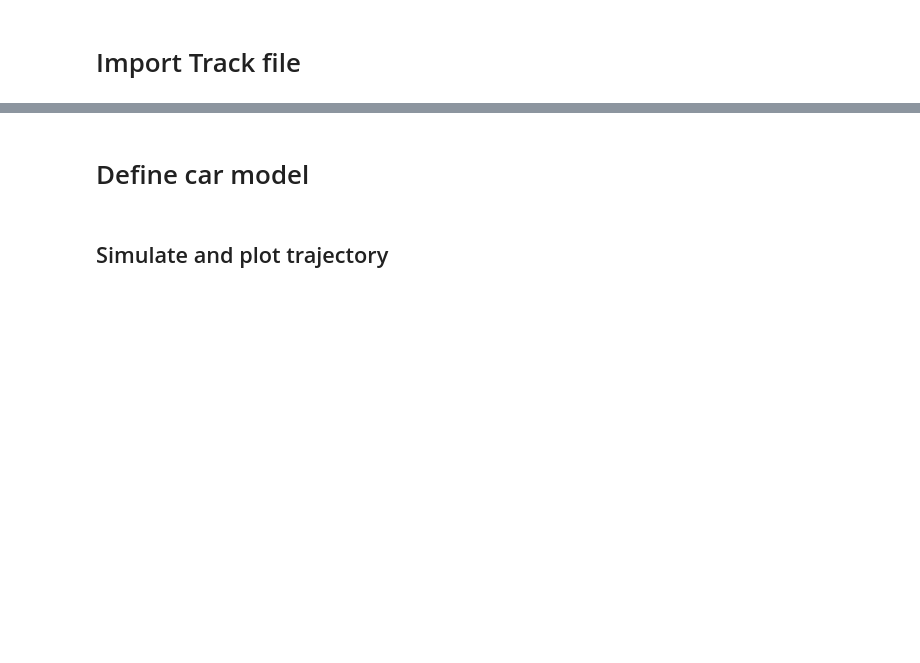
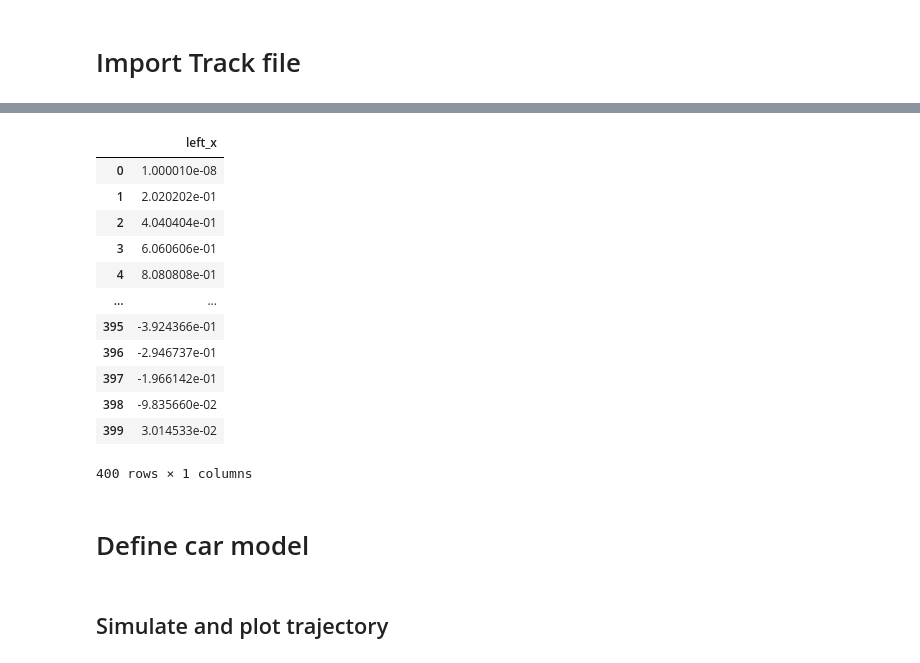
Before and after one commit to joseluisvaz/robotics-python, a Jupyter notebook: notebooks/Pure Pursuit Demo.ipynb, the cells around one changed output, grey strips where cells are left out. Cells and saved outputs as stored; diff of their text form; code cells hidden in the pictures; blank space fills up the shorter version.

```diff
--- a/notebooks/Pure Pursuit Demo.ipynb
+++ b/notebooks/Pure Pursuit Demo.ipynb
@@ -48,3 +57,19 @@ plt.plot(*polygon.T)
+# %%
+df
+# %% [output]
+|  | left_x |
+| 0 | 1.000010e-08 |
+| 1 | 2.020202e-01 |
+| 2 | 4.040404e-01 |
+| 3 | 6.060606e-01 |
+| 4 | 8.080808e-01 |
+| ... | ... |
+| 395 | -3.924366e-01 |
+| 396 | -2.946737e-01 |
+| 397 | -1.966142e-01 |
+| 398 | -9.835660e-02 |
+| 399 | 3.014533e-02 |
+400 rows × 1 columns
 # %% [markdown]
 # Define car model
 # %%
```
Also changed, not shown: parts of 6 cells of this notebook, 6 other files.
